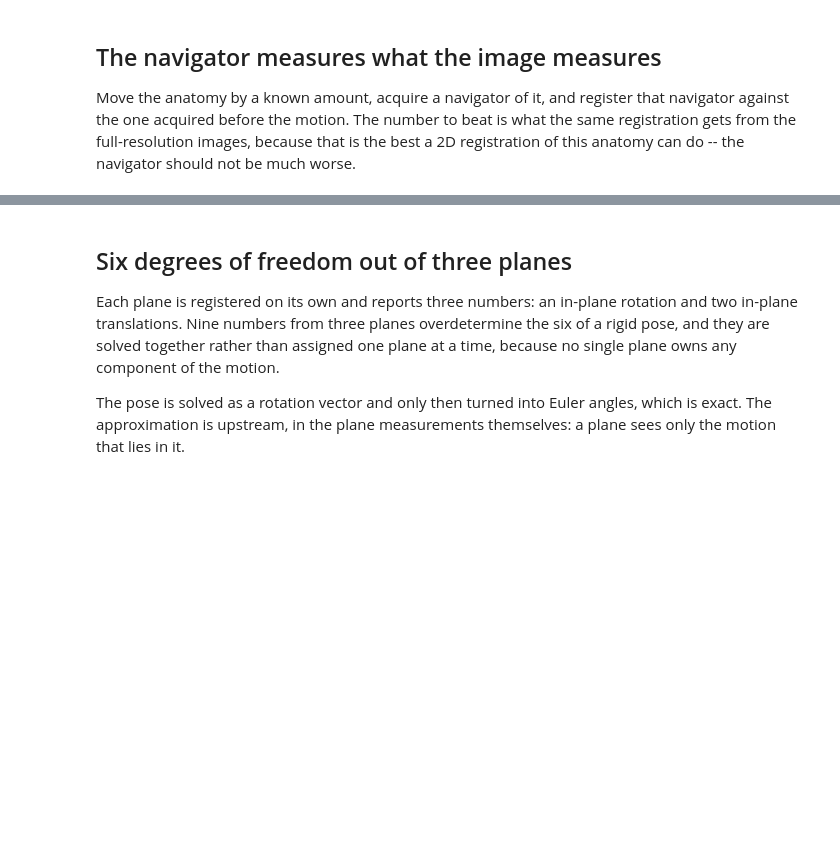
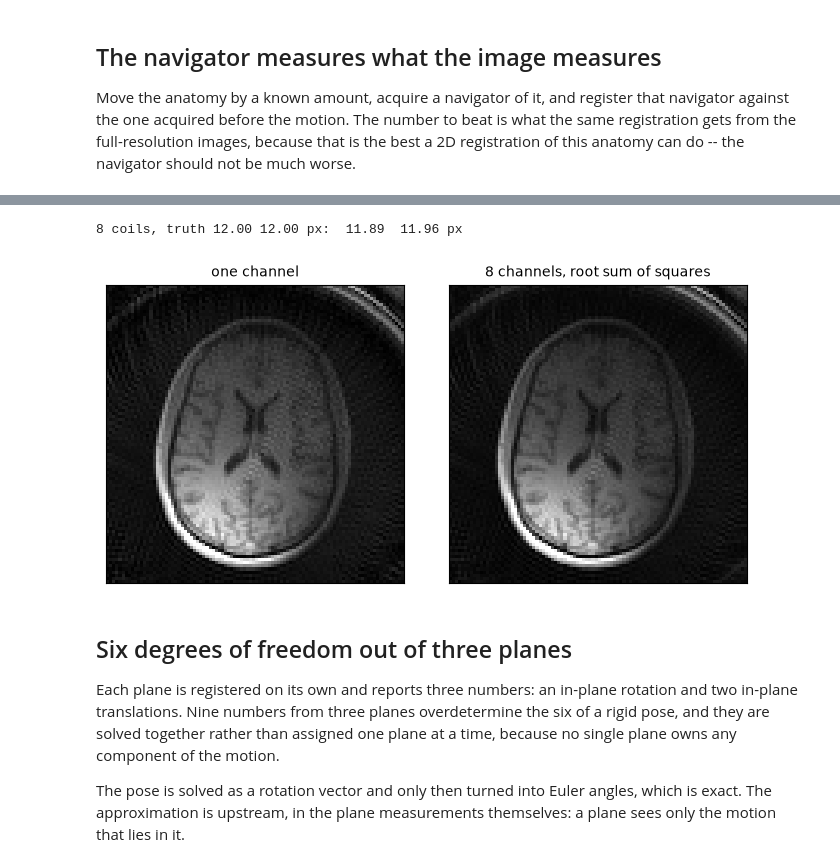
Before and after one commit to FiRMLAB-Pisa/mrmotion, a Jupyter notebook: examples/tracking.ipynb, the cells around one changed output, grey strips where cells are left out. Drawn from its saved outputs; the diff is of its cells as text; code cells hidden in the pictures; blank space fills up the shorter version.

```diff
--- a/examples/tracking.ipynb
+++ b/examples/tracking.ipynb
@@ -161,3 +206,41 @@ that the full-resolution registration is a degree off itself.
+# %%
+COILS = 8
+rows, columns = np.mgrid[0:N, 0:N] / N
+sensitivities = np.stack([
+    np.exp(-((columns - 0.5 - 0.6 * np.cos(angle)) ** 2
+             + (rows - 0.5 - 0.6 * np.sin(angle)) ** 2) / 0.35)
+    for angle in np.linspace(0, 2 * np.pi, COILS, endpoint=False)
+])
+
+array = np.stack([acquire(sensitivity * brain, trajectory)
+                  for sensitivity in sensitivities])
+combined = mm.reconstruct_navigator(
+    array[None], trajectory[None], (GRID, GRID), density=density[None]
+)[0]
+
+single = mm.reconstruct_navigator(
+    acquire(brain, trajectory)[None, None], trajectory[None],
+    (GRID, GRID), density=density[None],
+)[0]
+
+shifted = np.stack([acquire(sensitivity * moved(brain, 0.0, (12.0, 12.0)), trajectory)
+                    for sensitivity in sensitivities])
+elsewhere = mm.reconstruct_navigator(
+    shifted[None], trajectory[None], (GRID, GRID), density=density[None]
+)[0]
+pose = np.asarray(registration(combined, elsewhere, spacing=(1.0, 1.0)).parameters)
+print(f"{COILS} coils, truth 12.00 12.00 px:"
+      f" {pose[1] * N / GRID:6.2f} {pose[2] * N / GRID:6.2f} px")
+
+figure, axes = plt.subplots(1, 2, figsize=(7, 3.4))
+for panel, image, title in zip(axes, (single, combined),
+                               ("one channel", f"{COILS} channels, root sum of squares")):
+    panel.imshow(image, cmap="gray", vmax=np.percentile(image, 99.5))
+    panel.set_xticks([]); panel.set_yticks([]); panel.set_title(title, fontsize=10)
+figure.tight_layout()
+# %% [output]
+8 coils, truth 12.00 12.00 px:  11.89  11.96 px
+[figure, added]
 # %% [markdown]
 ## Six degrees of freedom out of three planes
 
```
Also changed, not shown: parts of 9 cells of this notebook, 8 other files.
